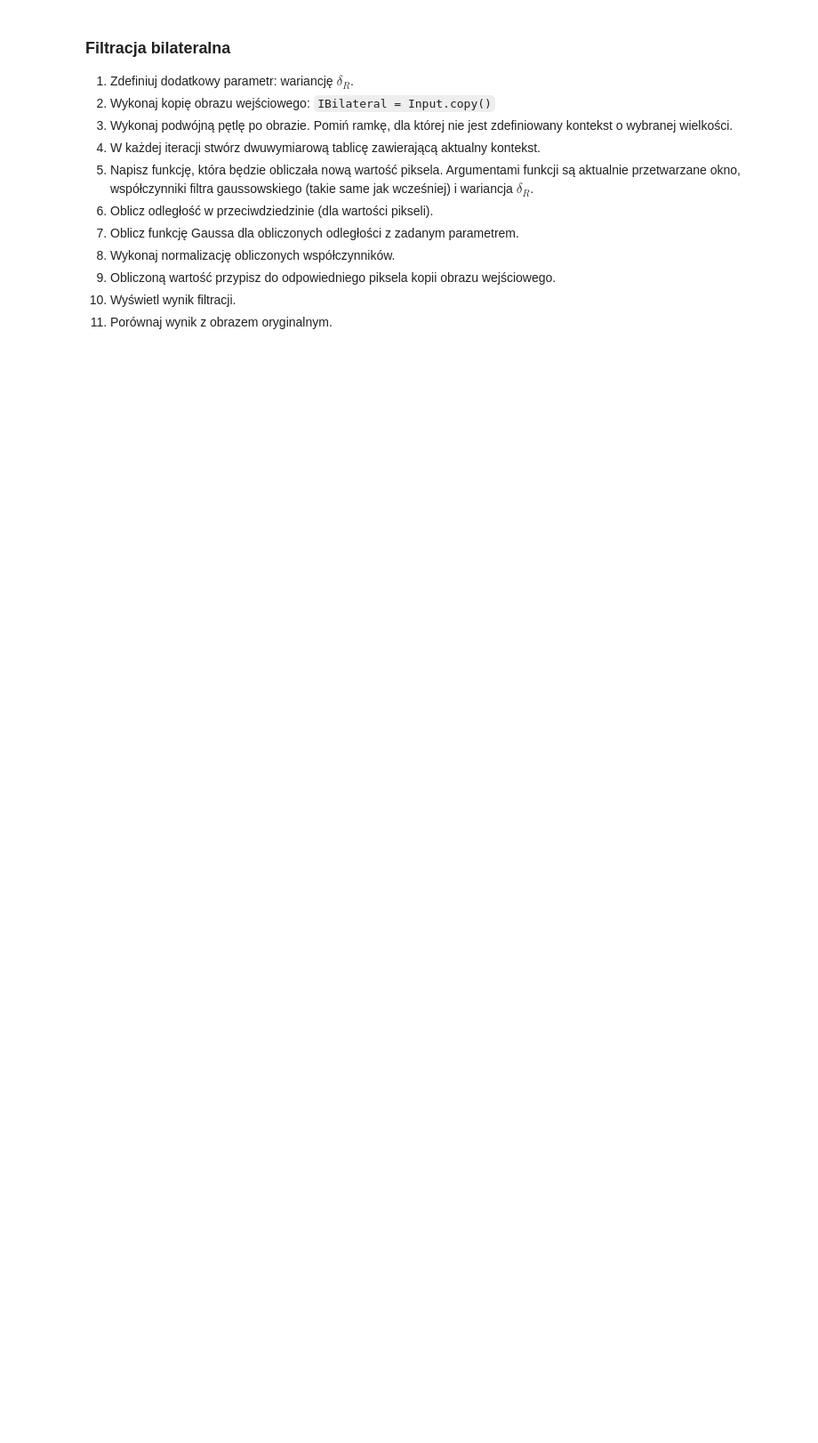
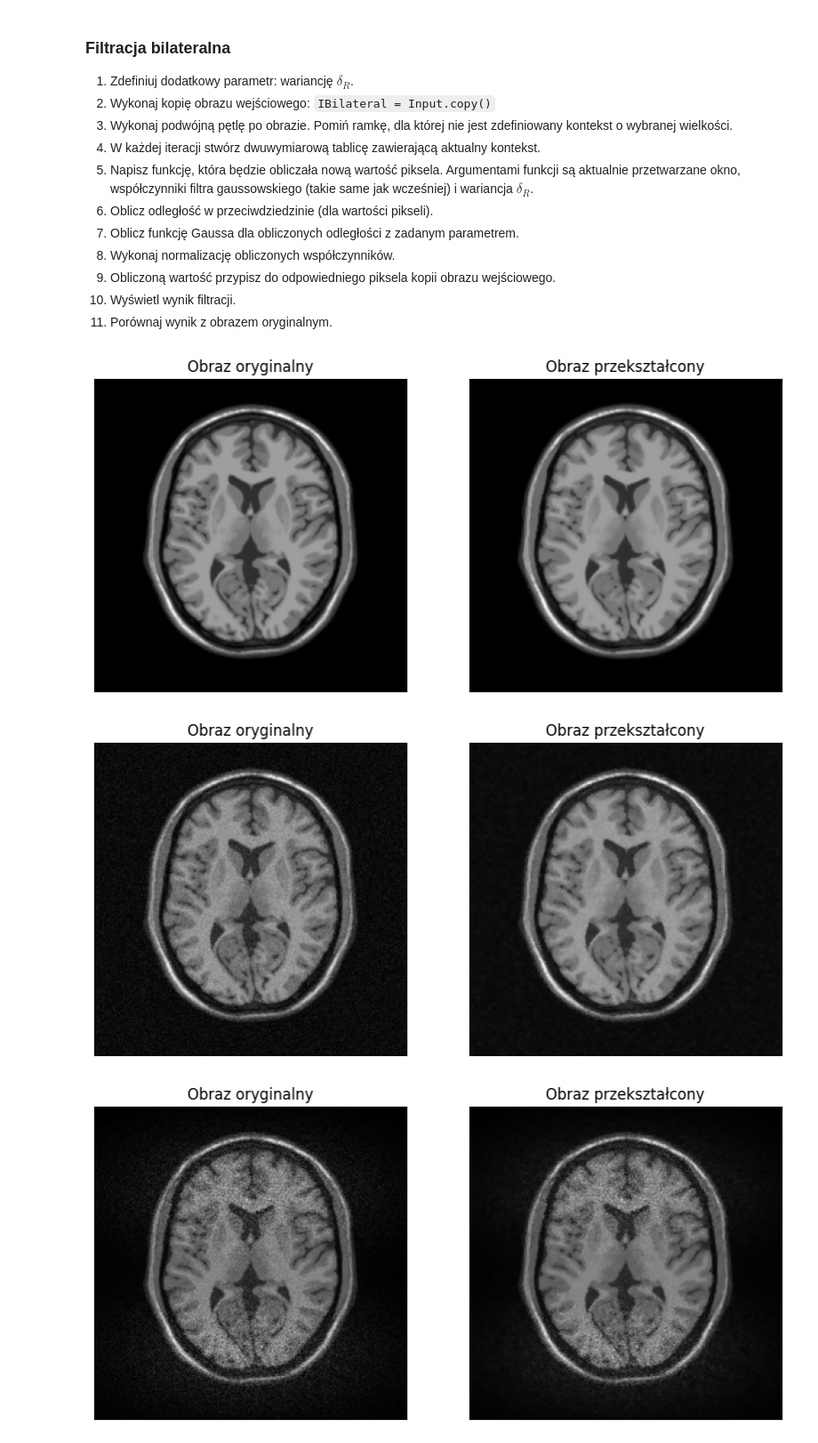
Before and after one commit to lukaszfilo-agh/Vision-systems, a Jupyter notebook: LAB07/07_bilateral.ipynb, the cells around one changed output. Shown at 89% size. Drawn from its saved outputs; the diff is of its cells as text; code cells hidden in the pictures; blank space fills up the shorter version.

```diff
--- a/LAB07/07_bilateral.ipynb
+++ b/LAB07/07_bilateral.ipynb
@@ -72,13 +72,13 @@ if not os.path.exists("MR_data.mat") :
     !wget https://raw.githubusercontent.com/vision-agh/poc_sw/master/07_Bilateral/MR_data.mat --no-check-certificate
 
 mat = loadmat('MR_data.mat')
-I = mat['I_noisefree']
+image = mat['I_noisefree']
 I1 = mat['I_noisy1']
 I2 = mat['I_noisy2']
 I3 = mat['I_noisy3']
 I4 = mat['I_noisy4']
 
-images = [I, I1, I2, I3, I4]
+images = [image, I1, I2, I3, I4]
 
 def img_show(image):
     plt.figure()
@@ -190,3 +200,7 @@ def bil(image, window, variancy, sigma_r):
 # %%
 for image in images:
-    img_compare(image, bil(image, 5, 5, 20))
+    img_compare(image, billateral(image, 3, 15, 15))
+# %% [output]
+[figure, added]
+[figure, added]
+[figure, added]
```
Also changed, not shown: parts of 4 cells of this notebook.
